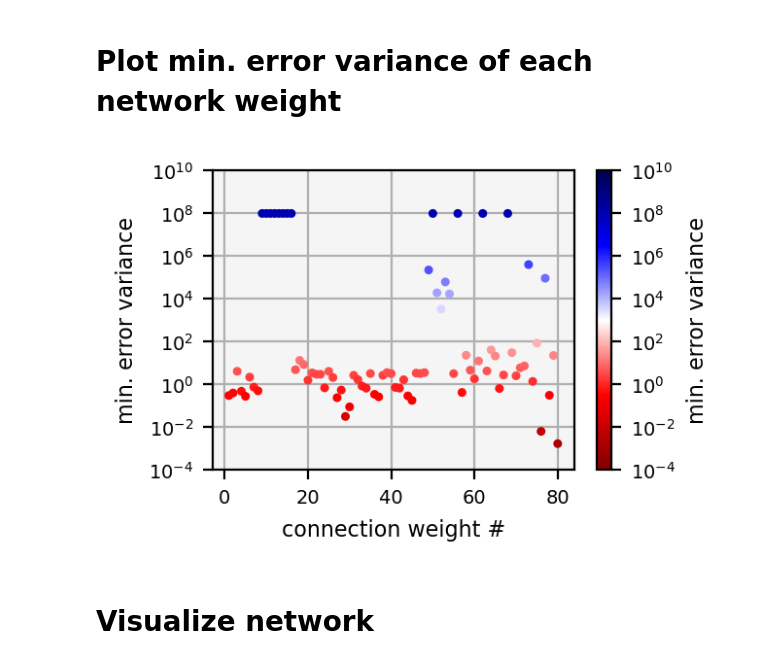
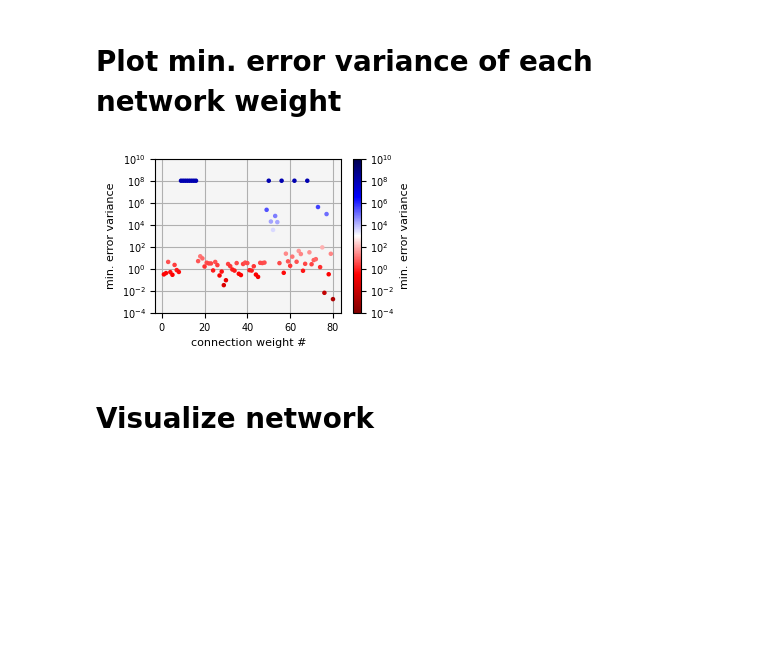
Before and after one commit to BenCellini/network-observability, a Jupyter notebook: notebooks/network_observability_example.ipynb, the cells around one changed output. Cells and saved outputs as stored; diff of their text form; code cells hidden in the pictures; blank space fills up the shorter version.

Commit message:
Update visualization & ReadMe

```diff
--- a/notebooks/network_observability_example.ipynb
+++ b/notebooks/network_observability_example.ipynb
@@ -183,22 +183,22 @@ vmax = 1e10
 cnorm = mpl.colors.LogNorm(vmin=vmin, vmax=vmax)
 cmap = mpl.colormaps['seismic_r']
 # %%
-fig, ax = plt.subplots(figsize=(3, 2), dpi=200)
+fig, ax = plt.subplots(figsize=(3, 2), dpi=100)
 scatter = ax.scatter(np.arange(1, error_variance.shape[0] + 1), error_variance, c=error_variance,
                      s=5, norm=cnorm, cmap=cmap, zorder=2)
 ax.set_yscale('log')
 ax.set_ylim(vmin, vmax)
 ax.set_xlabel('connection weight #', fontsize=8)
 ax.set_ylabel('min. error variance', fontsize=8)
 ax.tick_params(axis='both', which='major', labelsize=7)
 ax.grid(zorder=0)
 ax.set_facecolor('whitesmoke')
 
 cbar = plt.colorbar(scatter)
 cbar.set_label('min. error variance', fontsize=8)
 cbar.ax.tick_params(labelsize=7)
 # %% [output]
-[figure, old version]
+[figure, new version]
 # %% [markdown]
 # Visualize network
 # %%
```
Also changed, not shown: parts of 1 cell of this notebook, 6 other files.
